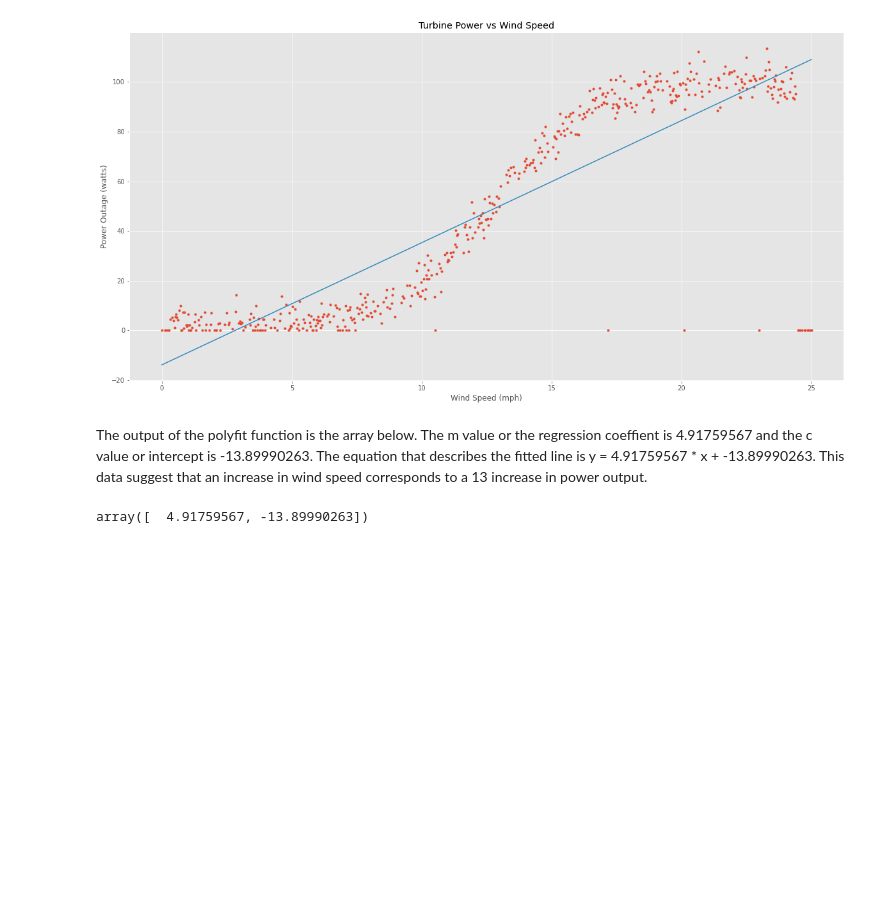
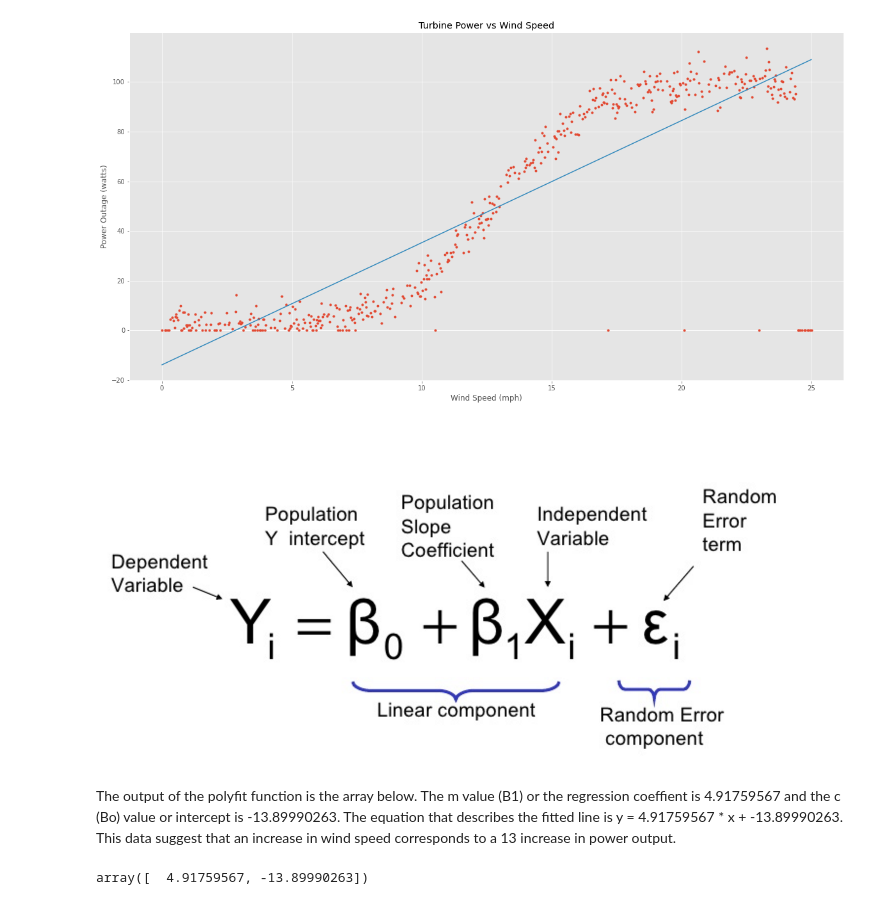
Before and after one commit to nmanley73/Project-Fundamentals, a Jupyter notebook: Project-Fundamentals.ipynb, the cells around one changed output. Saved outputs shown, nothing was run; the diff lists cells and outputs as text; code cells hidden in the pictures; blank space fills up the shorter version.

```diff
--- a/Project-Fundamentals.ipynb
+++ b/Project-Fundamentals.ipynb
@@ -108,8 +108,14 @@ plt.xlabel("Wind Speed (mph)")
 plt.ylabel("Power Outage (watts)");
 # %% [output]
 [figure]
+# %%
+from IPython.display import Image
+# import an image [7]
+Image(filename='LR equation.png')
+# %% [output]
+[figure, added]
 # %% [markdown]
-The output of the polyfit function is the array below. The m value or the regression coeffient is 4.91759567 and the c value or intercept is -13.89990263. The equation that describes the fitted line is y = 4.91759567 * x + -13.89990263. This data suggest that an increase in wind speed corresponds to a 13 increase in power output.
+The output of the polyfit function is the array below. The m value (B1) or the regression coeffient is 4.91759567 and the c (Bo) value or intercept is -13.89990263. The equation that describes the fitted line is y = 4.91759567 * x + -13.89990263. This data suggest that an increase in wind speed corresponds to a 13 increase in power output.
 # %%
 coeffs
 # %% [output]
```
